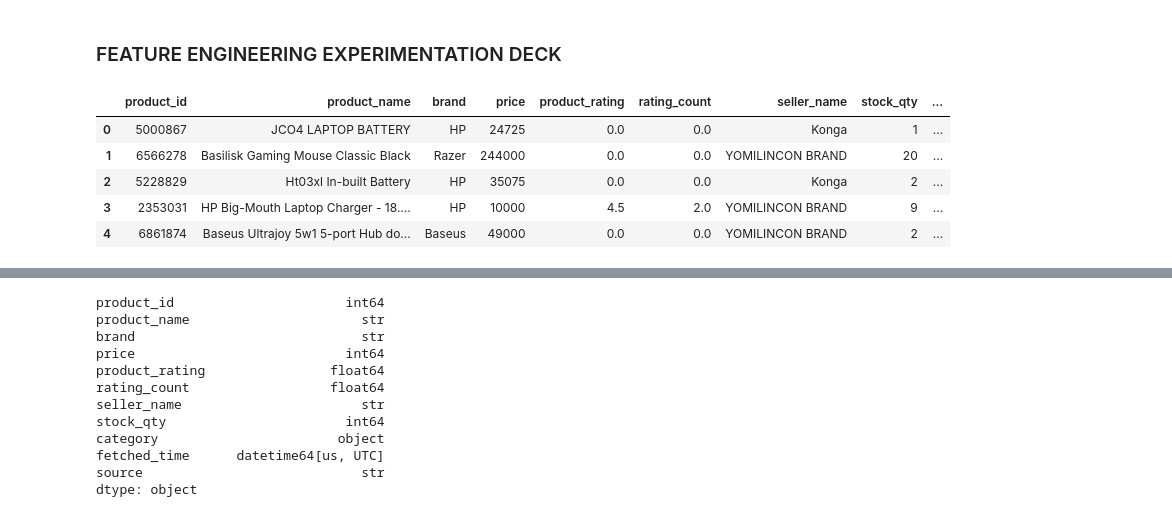
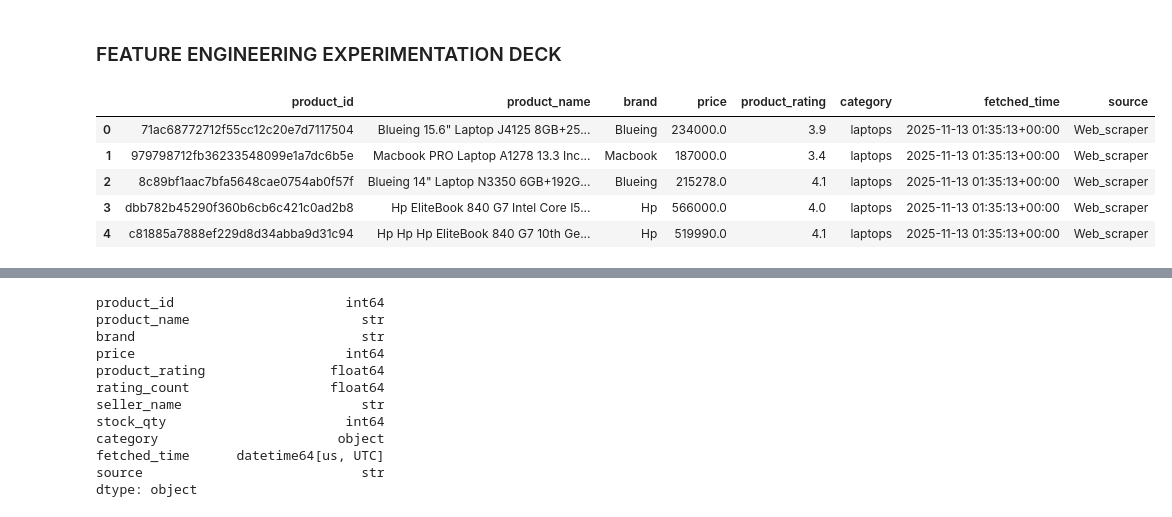
Before and after one commit to CKohwo/ADIP-Intelligence-lab, a Jupyter notebook: eda_notebook/feature_engineering.ipynb, the cells around one changed output, grey strips where cells are left out. Saved outputs shown, nothing was run; the diff lists cells and outputs as text; code cells hidden in the pictures.

```diff
--- a/eda_notebook/feature_engineering.ipynb
+++ b/eda_notebook/feature_engineering.ipynb
@@ -4,12 +4,12 @@
 import pandas as pd
 import numpy as np
 # %%
-df = pd.read_parquet("../data/processed/api_ingest.parquet")
+df = pd.read_parquet("../data/processed/scraper.parquet")
 df.head()
 # %% [output]
-|  | product_id | product_name | brand | price | product_rating | rating_count | seller_name | stock_qty | ... |
-| 0 | 5000867 | JCO4 LAPTOP BATTERY | HP | 24725 | 0.0 | 0.0 | Konga | 1 | ... |
-| 1 | 6566278 | Basilisk Gaming Mouse Classic Black | Razer | 244000 | 0.0 | 0.0 | YOMILINCON BRAND | 20 | ... |
-| 2 | 5228829 | Ht03xl In-built Battery | HP | 35075 | 0.0 | 0.0 | Konga | 2 | ... |
-| 3 | 2353031 | HP Big-Mouth Laptop Charger - 18.... | HP | 10000 | 4.5 | 2.0 | YOMILINCON BRAND | 9 | ... |
-| 4 | 6861874 | Baseus Ultrajoy 5w1 5-port Hub do... | Baseus | 49000 | 0.0 | 0.0 | YOMILINCON BRAND | 2 | ... |
+|  | product_id | product_name | brand | price | product_rating | category | fetched_time | source |
+| 0 | 71ac68772712f55cc12c20e7d7117504 | Blueing 15.6" Laptop J4125 8GB+25... | Blueing | 234000.0 | 3.9 | laptops | 2025-11-13 01:35:13+00:00 | Web_scraper |
+| 1 | 979798712fb36233548099e1a7dc6b5e | Macbook PRO Laptop A1278 13.3 Inc... | Macbook | 187000.0 | 3.4 | laptops | 2025-11-13 01:35:13+00:00 | Web_scraper |
+| 2 | 8c89bf1aac7bfa5648cae0754ab0f57f | Blueing 14" Laptop N3350 6GB+192G... | Blueing | 215278.0 | 4.1 | laptops | 2025-11-13 01:35:13+00:00 | Web_scraper |
+| 3 | dbb782b45290f360b6cb6c421c0ad2b8 | Hp EliteBook 840 G7 Intel Core I5... | Hp | 566000.0 | 4.0 | laptops | 2025-11-13 01:35:13+00:00 | Web_scraper |
+| 4 | c81885a7888ef229d8d34abba9d31c94 | Hp Hp Hp EliteBook 840 G7 10th Ge... | Hp | 519990.0 | 4.1 | laptops | 2025-11-13 01:35:13+00:00 | Web_scraper |
```
Also changed, not shown: parts of 1 cell of this notebook, 8 other files.
